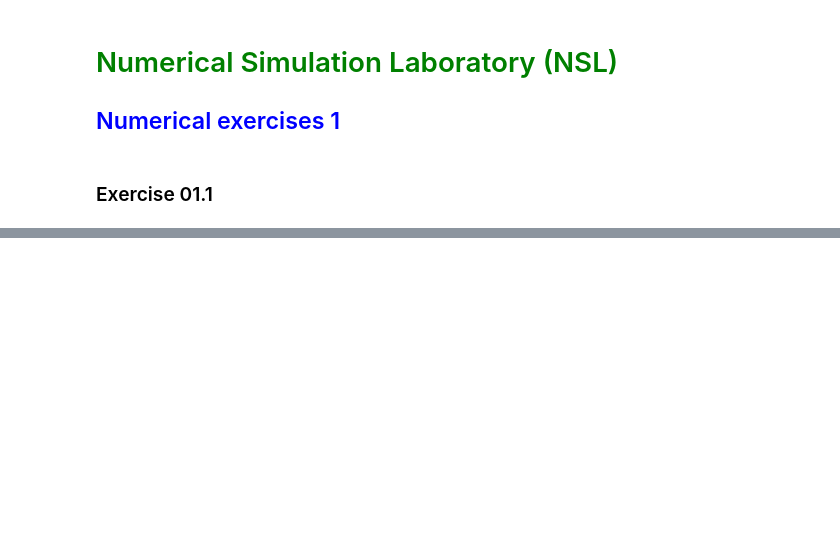
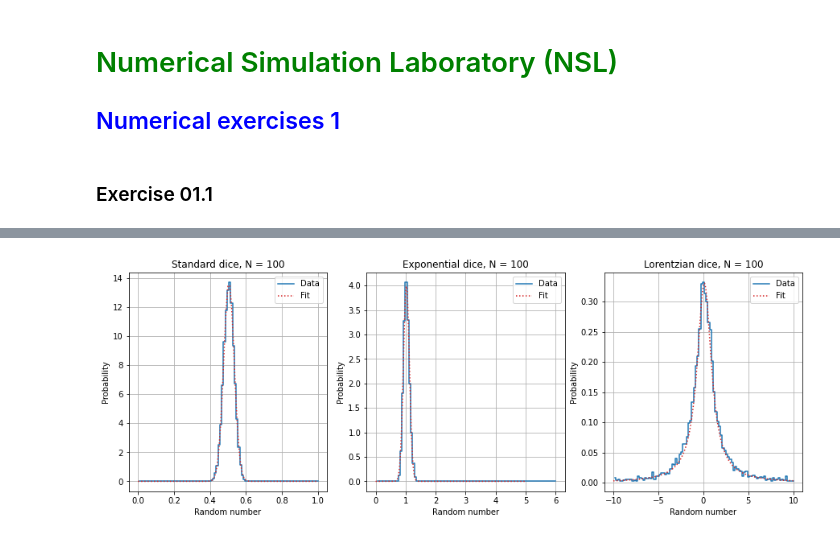
Before and after one commit to mattbona/numerical-simulation-laboratory, a Jupyter notebook: NSL-01/notebook/LSN_Exercises_01.ipynb, the cells around one changed output, grey strips where cells are left out. Cells and saved outputs as stored; diff of their text form; code cells hidden in the pictures; blank space fills up the shorter version.

```diff
--- a/NSL-01/notebook/LSN_Exercises_01.ipynb
+++ b/NSL-01/notebook/LSN_Exercises_01.ipynb
@@ -97,0 +123,46 @@ $$\pi = \frac{2L}{Pd} = \lim_{N_{thr} \to \infty}\frac{2LN_{thr}}{N_{hit}d}$$
+# %%
+from scipy.optimize import curve_fit
+
+def gauss(x, mean, sigma):
+    return 1. / (sigma * np.sqrt(2 * np.pi)) * np.exp(-(x - mean)**2 / (2 * sigma**2))
+def lorentz(x, x0, y0):
+    return 1 / np.pi * y0 / ((x - x0)**2 + y0**2)
+
+popt_std, pcov_std = curve_fit(gauss, standard_dice_hist[1][1:], standard_dice_hist[0][3])
+popt_exp, pcov_exp = curve_fit(gauss, exponential_dice_hist[1][1:],exponential_dice_hist[0][3])
+popt_lor, pcov_lor = curve_fit(lorentz, lorentzian_dice_hist[1][1:],lorentzian_dice_hist[0][3])
+
+plt.figure(figsize=(15,5))
+
+# Using subplot ambient to draw graphs side by side
+plt.subplot(131)
+plt.step(standard_dice_hist[1][1:],standard_dice_hist[0][3], where='mid', color="tab:blue", label="Data")
+plt.plot(np.arange(0.,1.,0.01), gauss(np.arange(0.,1.,0.01), popt_std[0], popt_std[1]), color="tab:red", linestyle="dotted", label="Fit")
+plt.grid(True)
+plt.xlabel('Random number')
+plt.ylabel('Probability')
+plt.legend()
+plt.title("Standard dice, N = 100")
+
+
+plt.subplot(132)
+plt.step(exponential_dice_hist[1][1:],exponential_dice_hist[0][3], where='mid', color="tab:blue", label="Data")
+plt.plot(np.arange(0.,5.,0.01), gauss(np.arange(0.,5.,0.01), popt_exp[0], popt_exp[1]), color="tab:red", linestyle="dotted", label="Fit")
+plt.grid(True)
+plt.xlabel('Random number')
+plt.ylabel('Probability')
+plt.legend()
+plt.title("Exponential dice, N = 100")
+
+plt.subplot(133)
+plt.step(lorentzian_dice_hist[1][1:],lorentzian_dice_hist[0][3], where='mid', color="tab:blue", label="Data")
+plt.plot(np.arange(-10.,10.,0.01), lorentz(np.arange(-10.,10.,0.01), popt_lor[0], popt_lor[1]), color="tab:red", linestyle="dotted", label="Fit")
+plt.grid(True)
+plt.xlabel('Random number')
+plt.ylabel('Probability')
+plt.legend()
+plt.title("Lorentzian dice, N = 100")
+
+plt.show()
+# %% [output]
+[figure, added]
```
Also changed, not shown: parts of 22 cells of this notebook, 12 other files.
